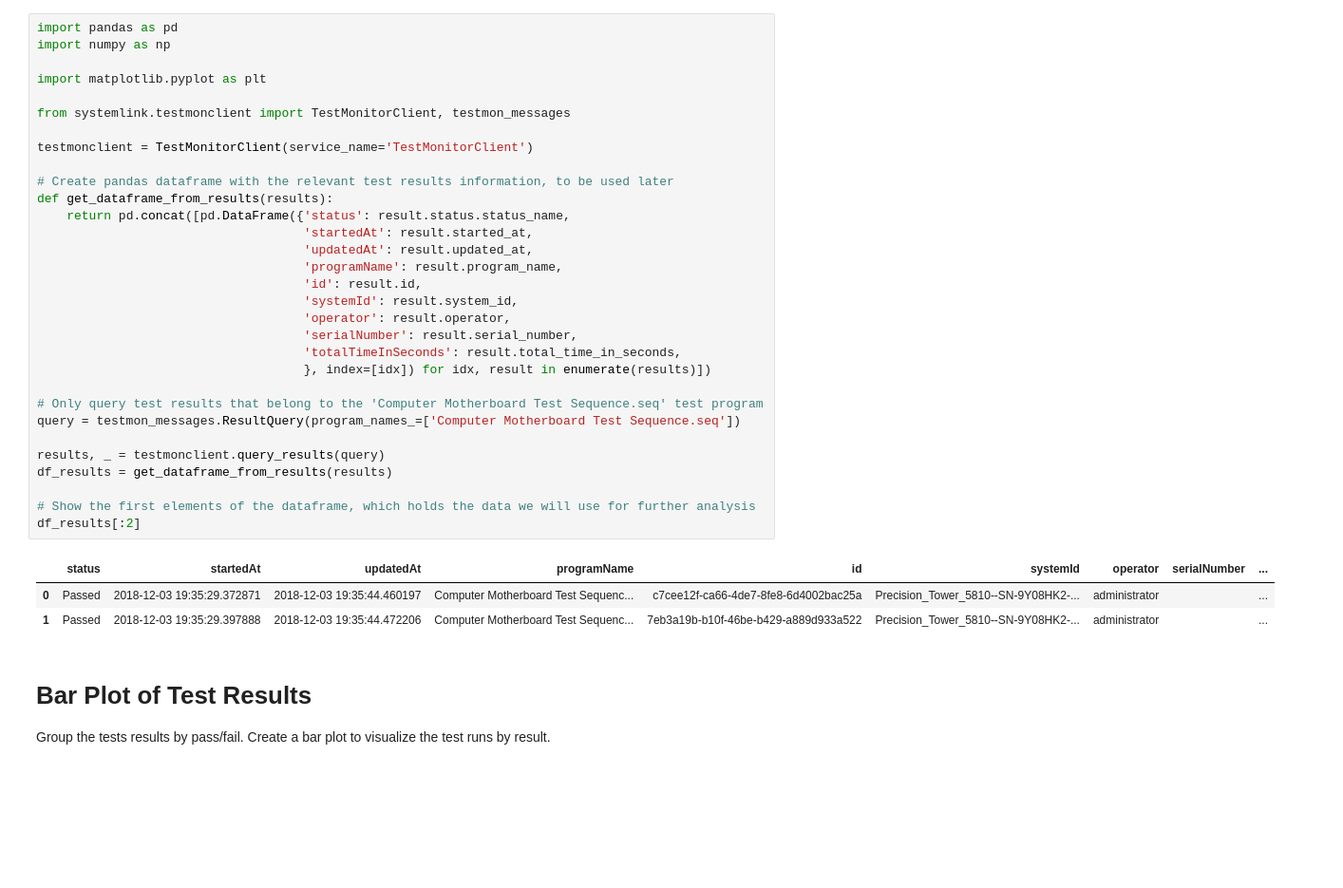
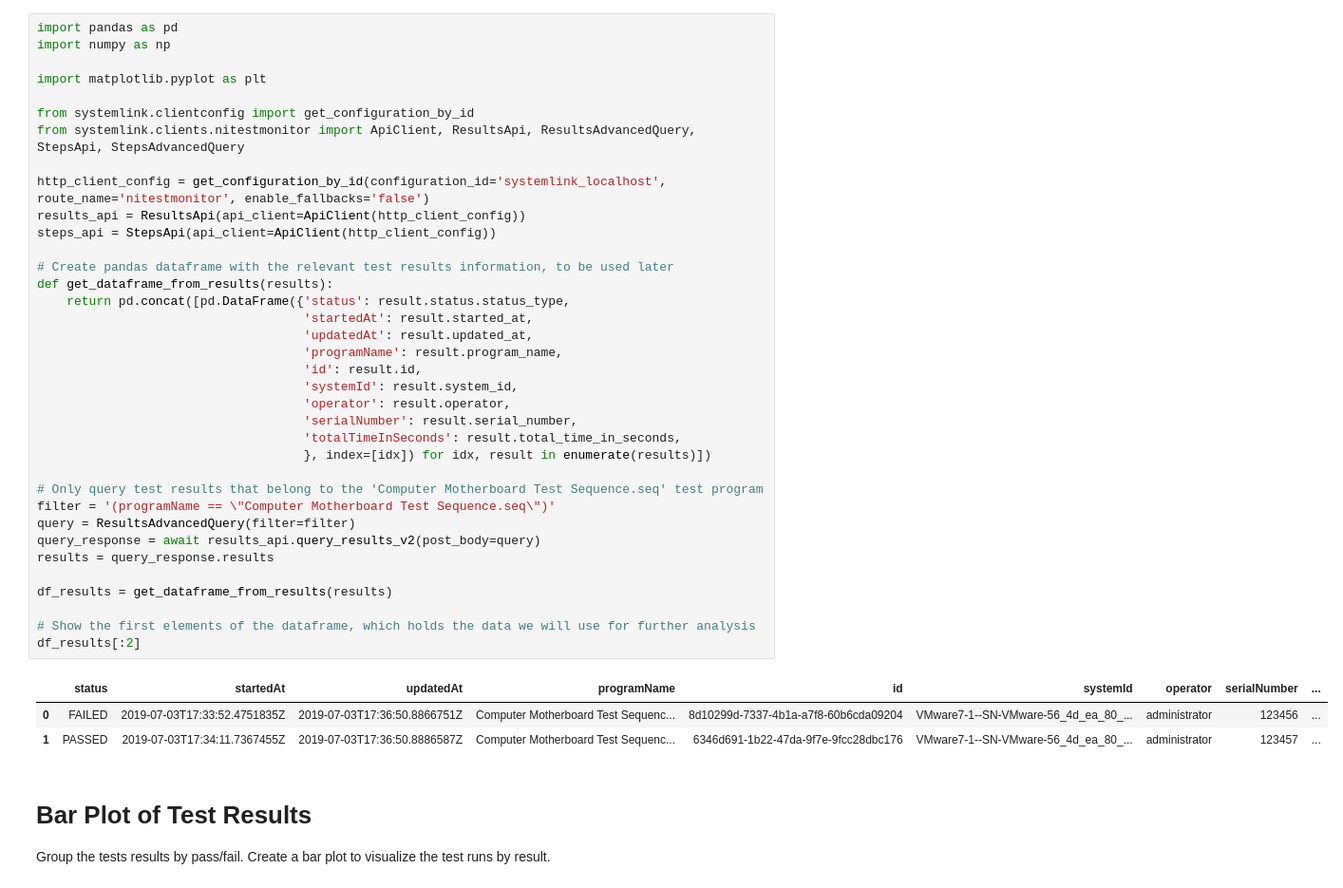
Before and after one commit to ni/systemlink-server-examples, a Jupyter notebook: jupyter/TestMonitorServiceExample.ipynb, the cells around one changed output. Shown: that part at 95% size. Drawn from its saved outputs; the diff is of its cells as text; blank space fills up the shorter version.

```diff
--- a/jupyter/TestMonitorServiceExample.ipynb
+++ b/jupyter/TestMonitorServiceExample.ipynb
@@ -32,38 +32,43 @@ This notebook uses the Test Monitor Service API to import test and step results
 # %%
 import pandas as pd
 import numpy as np
 
 import matplotlib.pyplot as plt
 
-from systemlink.testmonclient import TestMonitorClient, testmon_messages
+from systemlink.clientconfig import get_configuration_by_id
+from systemlink.clients.nitestmonitor import ApiClient, ResultsApi, ResultsAdvancedQuery, StepsApi, StepsAdvancedQuery
 
-testmonclient = TestMonitorClient(service_name='TestMonitorClient')
+http_client_config = get_configuration_by_id(configuration_id='systemlink_localhost', route_name='nitestmonitor', enable_fallbacks='false')
+results_api = ResultsApi(api_client=ApiClient(http_client_config))
+steps_api = StepsApi(api_client=ApiClient(http_client_config))
 
 # Create pandas dataframe with the relevant test results information, to be used later
 def get_dataframe_from_results(results):
-    return pd.concat([pd.DataFrame({'status': result.status.status_name,
+    return pd.concat([pd.DataFrame({'status': result.status.status_type,
                                     'startedAt': result.started_at,
                                     'updatedAt': result.updated_at,
                                     'programName': result.program_name,
                                     'id': result.id,
                                     'systemId': result.system_id,
                                     'operator': result.operator,
                                     'serialNumber': result.serial_number,
                                     'totalTimeInSeconds': result.total_time_in_seconds,
                                     }, index=[idx]) for idx, result in enumerate(results)])
 
 # Only query test results that belong to the 'Computer Motherboard Test Sequence.seq' test program
-query = testmon_messages.ResultQuery(program_names_=['Computer Motherboard Test Sequence.seq'])
+filter = '(programName == \"Computer Motherboard Test Sequence.seq\")'
+query = ResultsAdvancedQuery(filter=filter)
+query_response = await results_api.query_results_v2(post_body=query)
+results = query_response.results
 
-results, _ = testmonclient.query_results(query)
 df_results = get_dataframe_from_results(results)
 
 # Show the first elements of the dataframe, which holds the data we will use for further analysis
 df_results[:2]
 # %% [output]
 |  | status | startedAt | updatedAt | programName | id | systemId | operator | serialNumber | ... |
-| 0 | Passed | 2018-12-03 19:35:29.372871 | 2018-12-03 19:35:44.460197 | Computer Motherboard Test Sequenc... | c7cee12f-ca66-4de7-8fe8-6d4002bac25a | Precision_Tower_5810--SN-9Y08HK2-... | administrator |  | ... |
-| 1 | Passed | 2018-12-03 19:35:29.397888 | 2018-12-03 19:35:44.472206 | Computer Motherboard Test Sequenc... | 7eb3a19b-b10f-46be-b429-a889d933a522 | Precision_Tower_5810--SN-9Y08HK2-... | administrator |  | ... |
+| 0 | FAILED | 2019-07-03T17:33:52.4751835Z | 2019-07-03T17:36:50.8866751Z | Computer Motherboard Test Sequenc... | 8d10299d-7337-4b1a-a7f8-60b6cda09204 | VMware7-1--SN-VMware-56_4d_ea_80_... | administrator | 123456 | ... |
+| 1 | PASSED | 2019-07-03T17:34:11.7367455Z | 2019-07-03T17:36:50.8886587Z | Computer Motherboard Test Sequenc... | 6346d691-1b22-47da-9f7e-9fcc28dbc176 | VMware7-1--SN-VMware-56_4d_ea_80_... | administrator | 123457 | ... |
 # %% [markdown]
 # Bar Plot of Test Results
 Group the tests results by pass/fail. Create a bar plot to visualize the test runs by result.
```
Also changed, not shown: parts of 3 cells of this notebook.
